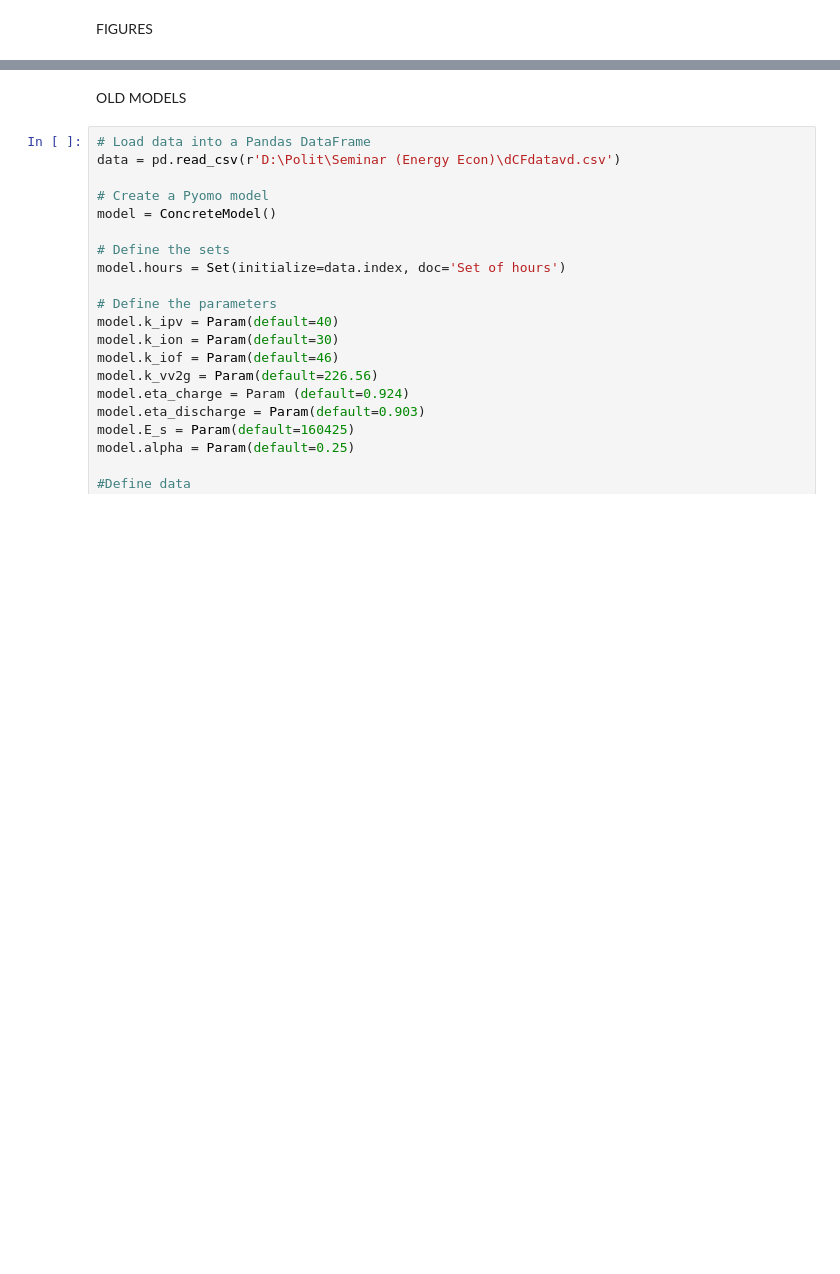
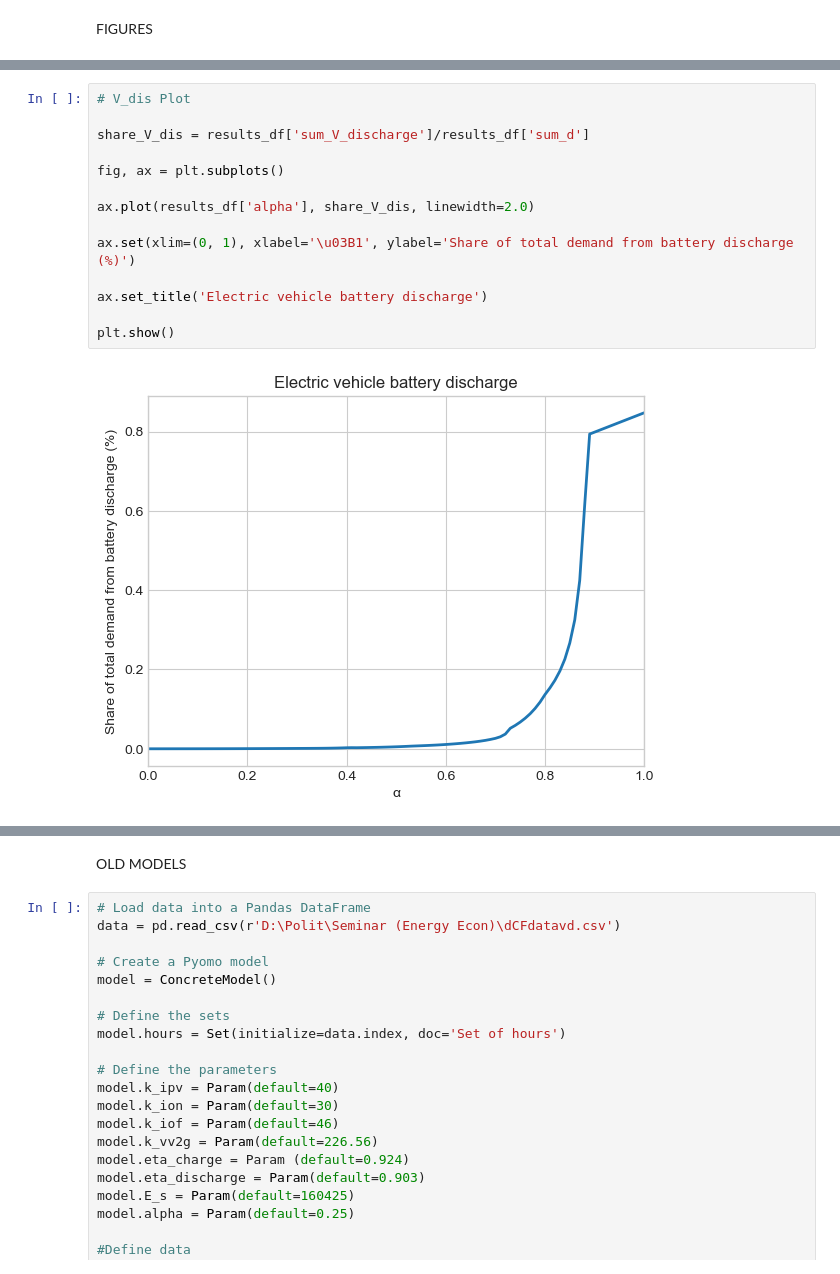
Before and after one commit to Emiknd/test, a Jupyter notebook: Seminar.ipynb, the cells around one changed output, grey strips where cells are left out. Saved outputs shown, nothing was run; the diff lists cells and outputs as text; blank space fills up the shorter version.

```diff
--- a/Seminar.ipynb
+++ b/Seminar.ipynb
@@ -403,0 +374,16 @@ share_curtailment = 0.9871059090755362 , 0.9729879101983462, 0.9191847383648472,
+# %%
+# V_dis Plot
+
+share_V_dis = results_df['sum_V_discharge']/results_df['sum_d']
+
+fig, ax = plt.subplots()
+
+ax.plot(results_df['alpha'], share_V_dis, linewidth=2.0)
+
+ax.set(xlim=(0, 1), xlabel='\u03B1', ylabel='Share of total demand from battery discharge (%)')
+
+ax.set_title('Electric vehicle battery discharge')
+
+plt.show()
+# %% [output]
+[figure, added]
```
Also changed, not shown: parts of 12 cells of this notebook.
